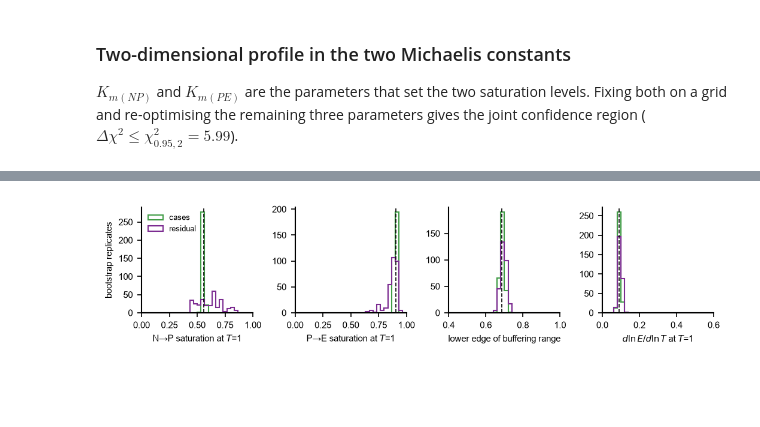
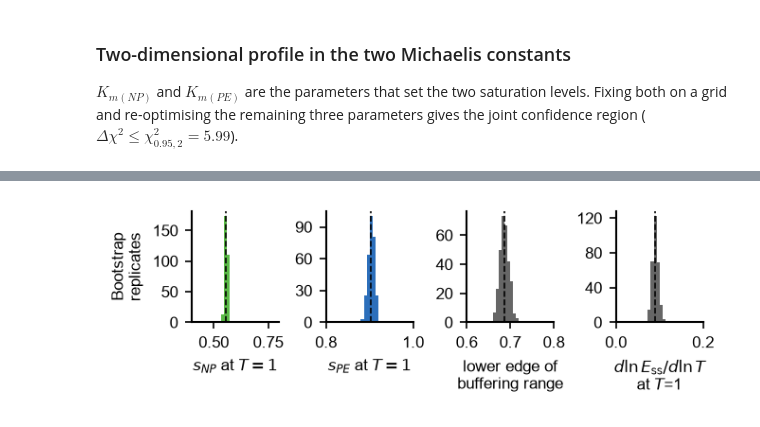
Before and after one commit to berrygroup/publications, a Jupyter notebook: 2026_POLR2A_homeostasis/Modelling/activity_homeostasis/pol_pools_identifiability.ipynb, the cells around one changed output, grey strips where cells are left out. Cells and saved outputs as stored; diff of their text form; code cells hidden in the pictures; blank space fills up the shorter version.

```diff
--- a/2026_POLR2A_homeostasis/Modelling/activity_homeostasis/pol_pools_identifiability.ipynb
+++ b/2026_POLR2A_homeostasis/Modelling/activity_homeostasis/pol_pools_identifiability.ipynb
@@ -26,10 +26,10 @@ plt.rcParams.update(
         "font.sans-serif": ["Arial", "DejaVu Sans", "sans-serif"],
         "font.size": 8,
         "axes.titlesize": 8,
-        "axes.labelsize": 7,
-        "xtick.labelsize": 7,
-        "ytick.labelsize": 7,
-        "legend.fontsize": 7,
+        "axes.labelsize": 8,
+        "xtick.labelsize": 8,
+        "ytick.labelsize": 8,
+        "legend.fontsize": 8,
         "figure.dpi": 150,
         "savefig.dpi": 300,
         "axes.linewidth": 1.0,
@@ -43,4 +43,8 @@ plt.rcParams.update(
 FIT = dict(w_P=3.0, pt_fraction=0.8)
 data = pm.load_data()
 print({k: np.shape(v) for k, v in data.items()})
+
+# pool colours, matching the main figures
+C_NP = "#5bba47"  # N->P, the promoter-proximal (paused) pool
+C_PE = "xkcd:medium blue"  # P->E, the elongating pool
 # %% [output]
@@ -218,7 +223,7 @@ pd.DataFrame(dict(cost=costs, at_global=at_best)).to_csv(
 # land at the same cost (log10 spread < 1e-5), so letting the second hist choose its
 # own bins draws it sub-pixel wide and it disappears
 edges = np.histogram_bin_edges(np.log10(costs), bins=40)
-fig, ax = plt.subplots(figsize=(6 / 2.54, 4 / 2.54))
+fig, ax = plt.subplots(figsize=(6 / 2.54, 3.5 / 2.54))
 ax.hist(
     np.log10(costs),
     bins=edges,
@@ -615,21 +667,26 @@ P->E more saturated than N->P in 95.7% of replicates; P->E > 0.8 in 95.5%
 # %%
-fig, axes = plt.subplots(1, 4, figsize=(18 / 2.54, 4.5 / 2.54))
+fig, axes = plt.subplots(
+    1,
+    4,
+    figsize=(11 / 2.54, 3.5 / 2.54),
+    layout="constrained",
+    gridspec_kw={"wspace": 0.05},
+)
 panels = [
-    ("s_np_T1.0", "N→P saturation at $T$=1", (0, 1)),
-    ("s_pe_T1.0", "P→E saturation at $T$=1", (0, 1)),
-    ("T_low", "lower edge of buffering range", (0.4, 1.0)),
-    ("S_T1", r"$d\ln E/d\ln T$ at $T$=1", (0, 0.6)),
+    ("s_np_T1.0", r"$s_{NP}$ at $T=1$", (0.4, 0.8), C_NP),
+    ("s_pe_T1.0", r"$s_{PE}$ at $T=1$", (0.8, 1.0), C_PE),
+    ("T_low", "lower edge of\nbuffering range", (0.6, 0.8), "#666666"),
+    ("S_T1", r"$d\ln E_{\rm ss}/d\ln T$" + "\nat $T$=1", (0.0, 0.2), "#666666"),
 ]
-for ax, (c, lab, xl) in zip(axes, panels):
-    for mode, col in (("cases", "#419c46"), ("residual", "#7c2c91")):
-        v = boot.loc[boot["mode"] == mode, c].dropna()
-        ax.hist(v, bins=30, range=xl, histtype="step", color=col, lw=1, label=mode)
+for k, (ax, (c, lab, xl, col)) in enumerate(zip(axes, panels)):
+    ax.hist(boot[c].dropna(), bins=30, range=xl, color=col, lw=0)
     ax.axvline(pm.summarise(best, data, **FIT)[c], color="k", lw=0.8, ls="--")
     ax.set_xlabel(lab)
     ax.set_xlim(*xl)
-axes[0].set_ylabel("bootstrap replicates")
-axes[0].legend(frameon=False, fontsize=6)
-fig.tight_layout()
-fig.savefig("fig_bootstrap.pdf")
+    ax.yaxis.set_major_locator(plt.MaxNLocator(nbins=4, integer=True))
+    if k == 2:
+        ax.xaxis.set_major_locator(plt.MultipleLocator(0.1))
+axes[0].set_ylabel("Bootstrap\nreplicates")
+fig.savefig("plots/fig_bootstrap.pdf")
 # %% [output]
-[figure, old version]
+[figure, new version]
```
Also changed, not shown: parts of 18 cells of this notebook, 4 other files.
